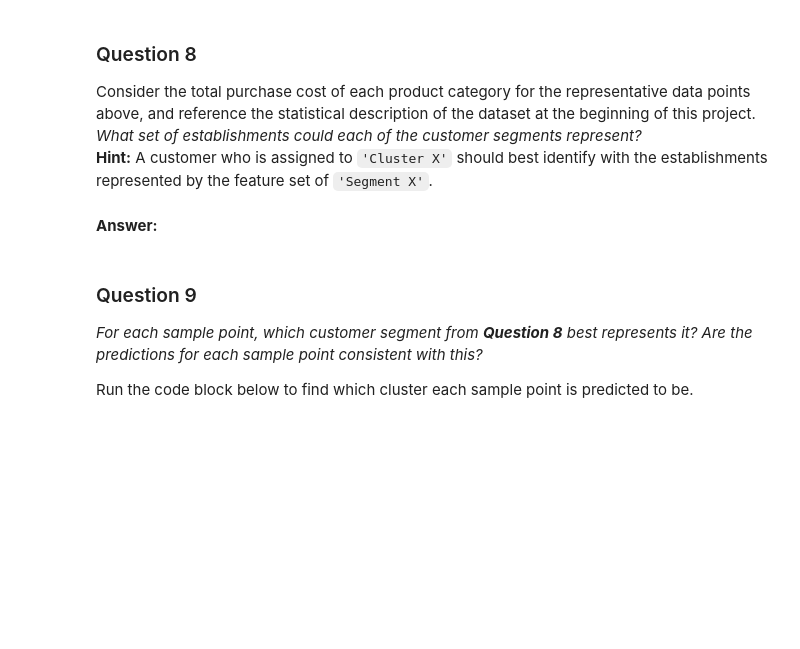
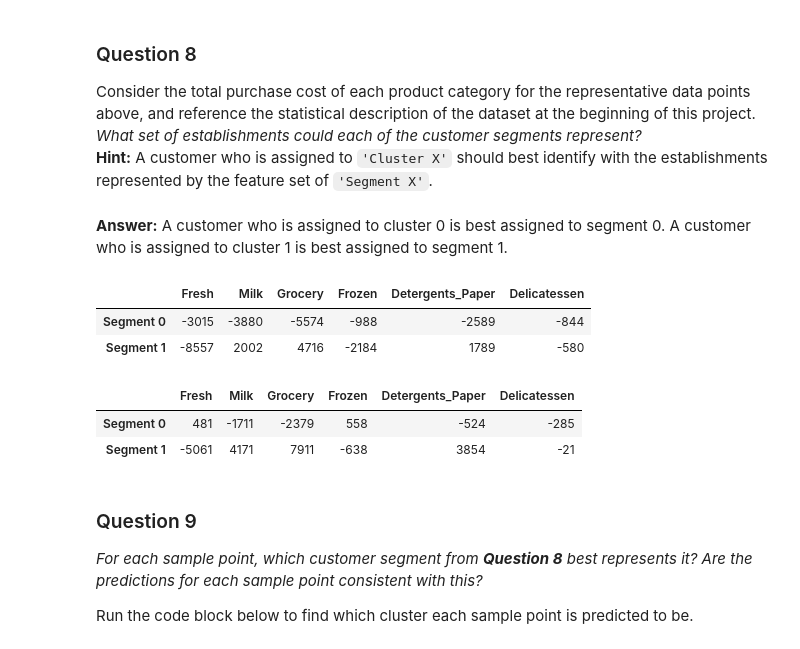
Before and after one commit to jreyles/mlnd, a Jupyter notebook: creating_customer_segments/customer_segments.ipynb, the cells around one changed output. Drawn from its saved outputs; the diff is of its cells as text; code cells hidden in the pictures; blank space fills up the shorter version.

```diff
--- a/creating_customer_segments/customer_segments.ipynb
+++ b/creating_customer_segments/customer_segments.ipynb
@@ -393,8 +482,18 @@ NameError: name 'centers' is not defined
 ### Question 8
 Consider the total purchase cost of each product category for the representative data points above, and reference the statistical description of the dataset at the beginning of this project. *What set of establishments could each of the customer segments represent?*
 **Hint:** A customer who is assigned to `'Cluster X'` should best identify with the establishments represented by the feature set of `'Segment X'`.
-# %% [markdown]
-**Answer:**
+# %% [markdown]
+**Answer:** A customer who is assigned to cluster 0 is best assigned to segment 0. A customer who is assigned to cluster 1 is best assigned to segment 1.
+# %%
+display(true_centers - data.mean().round())
+display(true_centers - data.median().round())
+# %% [output]
+|  | Fresh | Milk | Grocery | Frozen | Detergents_Paper | Delicatessen |
+| Segment 0 | -3015 | -3880 | -5574 | -988 | -2589 | -844 |
+| Segment 1 | -8557 | 2002 | 4716 | -2184 | 1789 | -580 |
+|  | Fresh | Milk | Grocery | Frozen | Detergents_Paper | Delicatessen |
+| Segment 0 | 481 | -1711 | -2379 | 558 | -524 | -285 |
+| Segment 1 | -5061 | 4171 | 7911 | -638 | 3854 | -21 |
 # %% [markdown]
 ### Question 9
 *For each sample point, which customer segment from* ***Question 8*** *best represents it? Are the predictions for each sample point consistent with this?*
```
Also changed, not shown: parts of 22 cells of this notebook.
